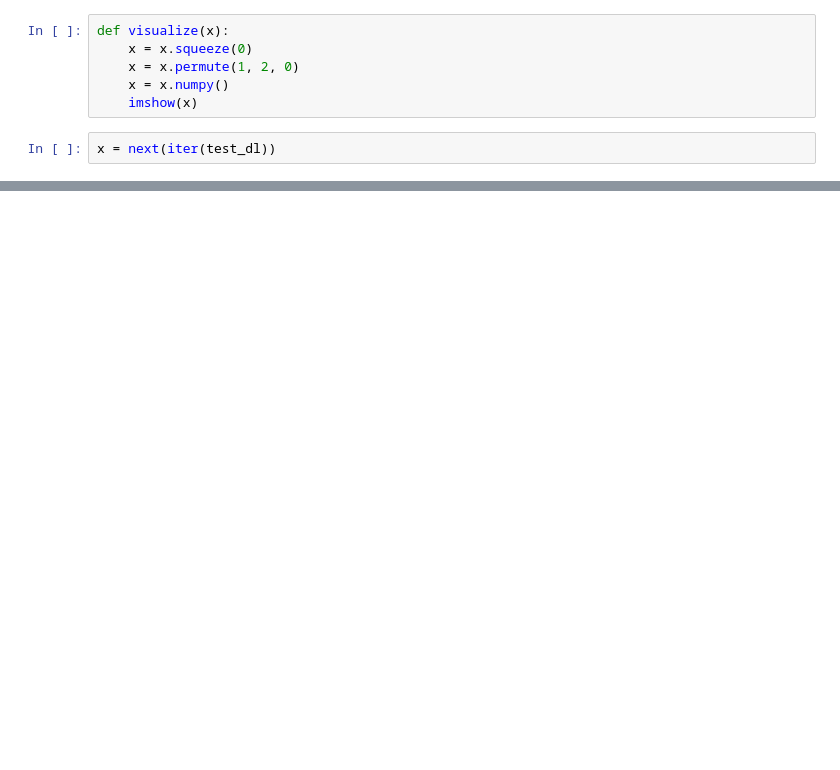
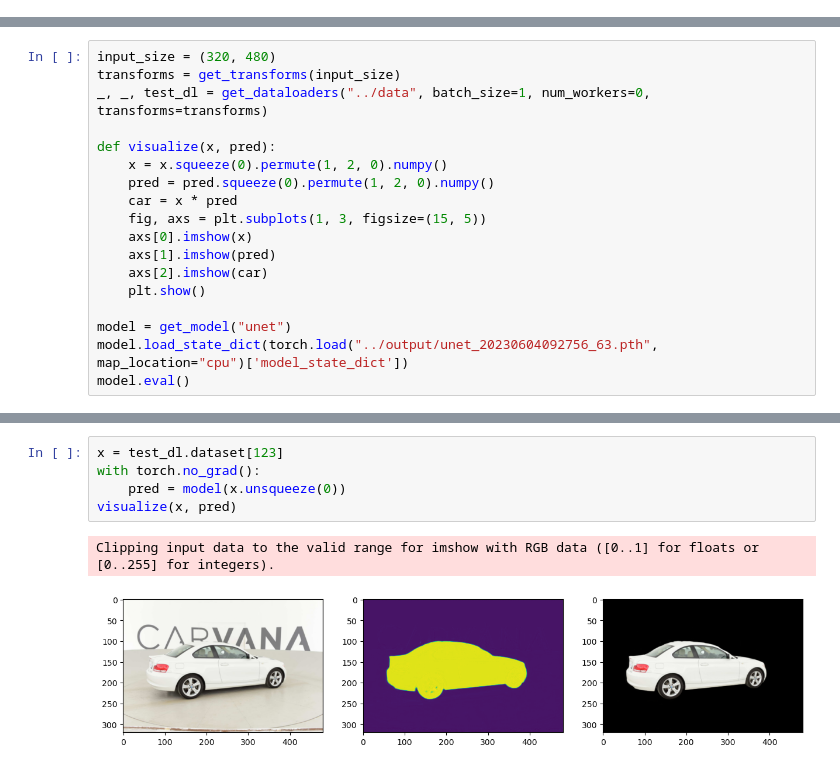
Before and after one commit to NSombekke/carvana-unet-segmentation, a Jupyter notebook: notebooks/visualize.ipynb, the cells around one changed output, grey strips where cells are left out. Cells and saved outputs as stored; diff of their text form; blank space fills up the shorter version.

Commit message:
Visualized first samples

```diff
--- a/notebooks/visualize.ipynb
+++ b/notebooks/visualize.ipynb
@@ -18,8 +10,0 @@ model = get_model("unet")
-# %%
-def visualize(x):
-    x = x.squeeze(0)
-    x = x.permute(1, 2, 0)
-    x = x.numpy()
-    imshow(x)
-# %%
-x = next(iter(test_dl))
@@ -31,0 +11,18 @@ with torch.no_grad():
+# %%
+input_size = (320, 480)
+transforms = get_transforms(input_size)
+_, _, test_dl = get_dataloaders("../data", batch_size=1, num_workers=0, transforms=transforms)
+
+def visualize(x, pred):
+    x = x.squeeze(0).permute(1, 2, 0).numpy()
+    pred = pred.squeeze(0).permute(1, 2, 0).numpy()
+    car = x * pred
+    fig, axs = plt.subplots(1, 3, figsize=(15, 5))
+    axs[0].imshow(x)
+    axs[1].imshow(pred)
+    axs[2].imshow(car)
+    plt.show()
+
+model = get_model("unet")
+model.load_state_dict(torch.load("../output/unet_20230604092756_63.pth", map_location="cpu")['model_state_dict'])
+model.eval()
@@ -31,0 +47,8 @@ with torch.no_grad():
+# %%
+x = test_dl.dataset[123]
+with torch.no_grad():
+    pred = model(x.unsqueeze(0))
+visualize(x, pred)
+# %% [output]
+Clipping input data to the valid range for imshow with RGB data ([0..1] for floats or [0..255] for integers).
+[figure, added]
```
Also changed, not shown: parts of 4 cells of this notebook, 2 other files.
